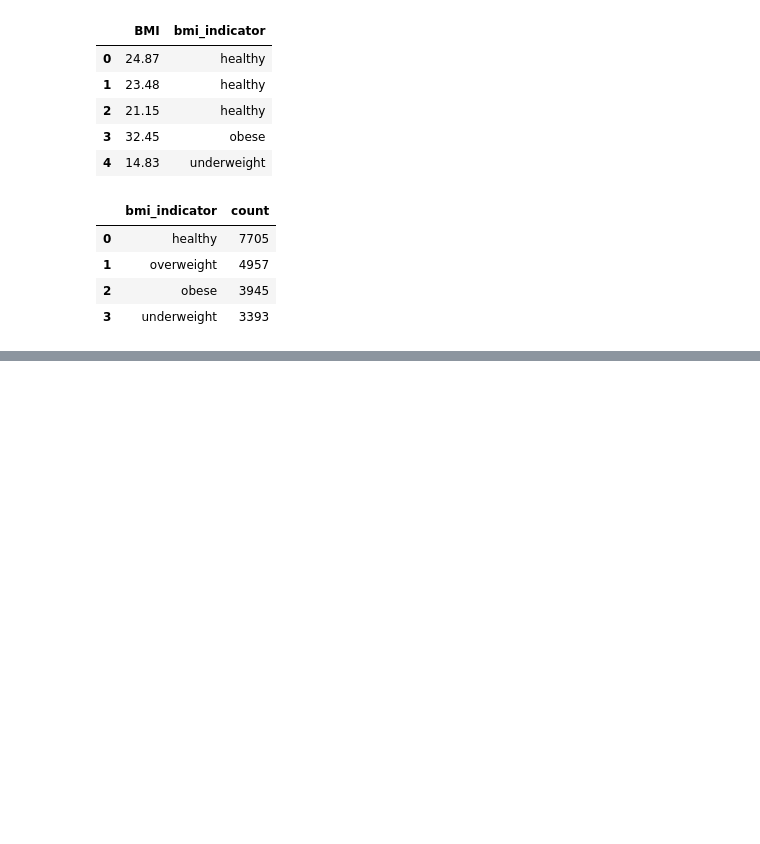
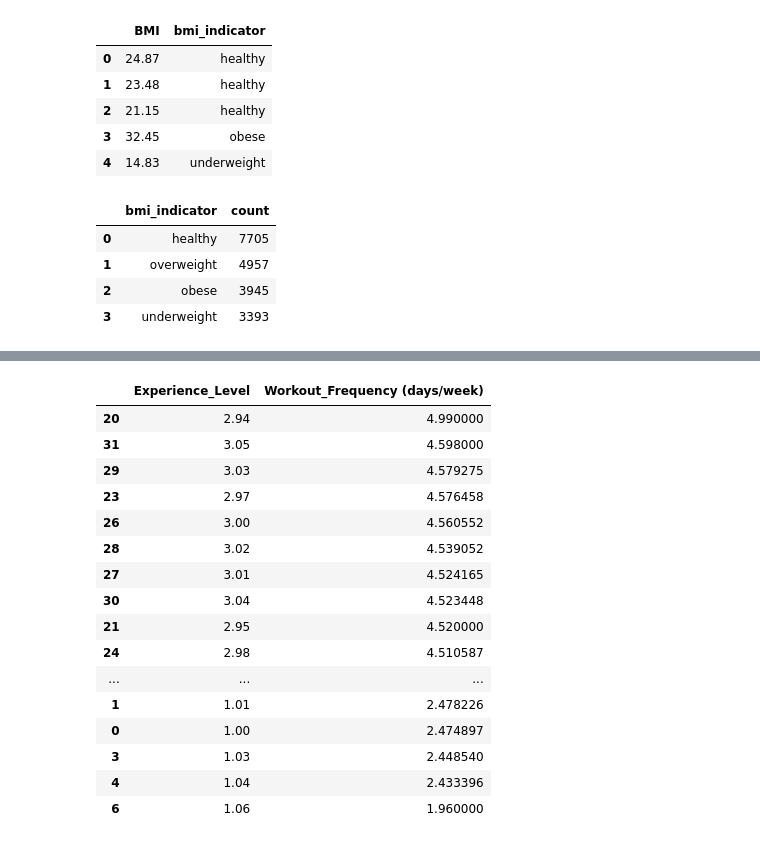
Before and after one commit to CEPHAL0/Python-Workshop, a Jupyter notebook: data_science/lifestyle_data_analysis.ipynb, the cells around one changed output, grey strips where cells are left out. Saved outputs shown, nothing was run; the diff lists cells and outputs as text; code cells hidden in the pictures; blank space fills up the shorter version.

```diff
--- a/data_science/lifestyle_data_analysis.ipynb
+++ b/data_science/lifestyle_data_analysis.ipynb
@@ -293,3 +293,13 @@ df['bmi_indicator'].value_counts().to_frame().reset_index()
 | 1 | overweight | 4957 |
 | 2 | obese | 3945 |
 | 3 | underweight | 3393 |
+# %%
+# Categorizing adult or child
+conditions = [
+    (df['Age'] < 21),
+    (df['Age'] >= 21)
+]
+
+mappings = ['Child', 'Adult']
+# %%
+df['age_group'] = np.select(conditions, mappings, default='unknown')
@@ -295,0 +429,22 @@ df['bmi_indicator'].value_counts().to_frame().reset_index()
+# %%
+experience_workout = df.groupby('Experience_Level')['Workout_Frequency (days/week)'].mean().to_frame().reset_index()
+# %%
+experience_workout.sort_values(by='Workout_Frequency (days/week)', ascending=False)
+# %% [output]
+|  | Experience_Level | Workout_Frequency (days/week) |
+| 20 | 2.94 | 4.990000 |
+| 31 | 3.05 | 4.598000 |
+| 29 | 3.03 | 4.579275 |
+| 23 | 2.97 | 4.576458 |
+| 26 | 3.00 | 4.560552 |
+| 28 | 3.02 | 4.539052 |
+| 27 | 3.01 | 4.524165 |
+| 30 | 3.04 | 4.523448 |
+| 21 | 2.95 | 4.520000 |
+| 24 | 2.98 | 4.510587 |
+| ... | ... | ... |
+| 1 | 1.01 | 2.478226 |
+| 0 | 1.00 | 2.474897 |
+| 3 | 1.03 | 2.448540 |
+| 4 | 1.04 | 2.433396 |
+| 6 | 1.06 | 1.960000 |
```
Also changed, not shown: parts of 18 cells of this notebook.
